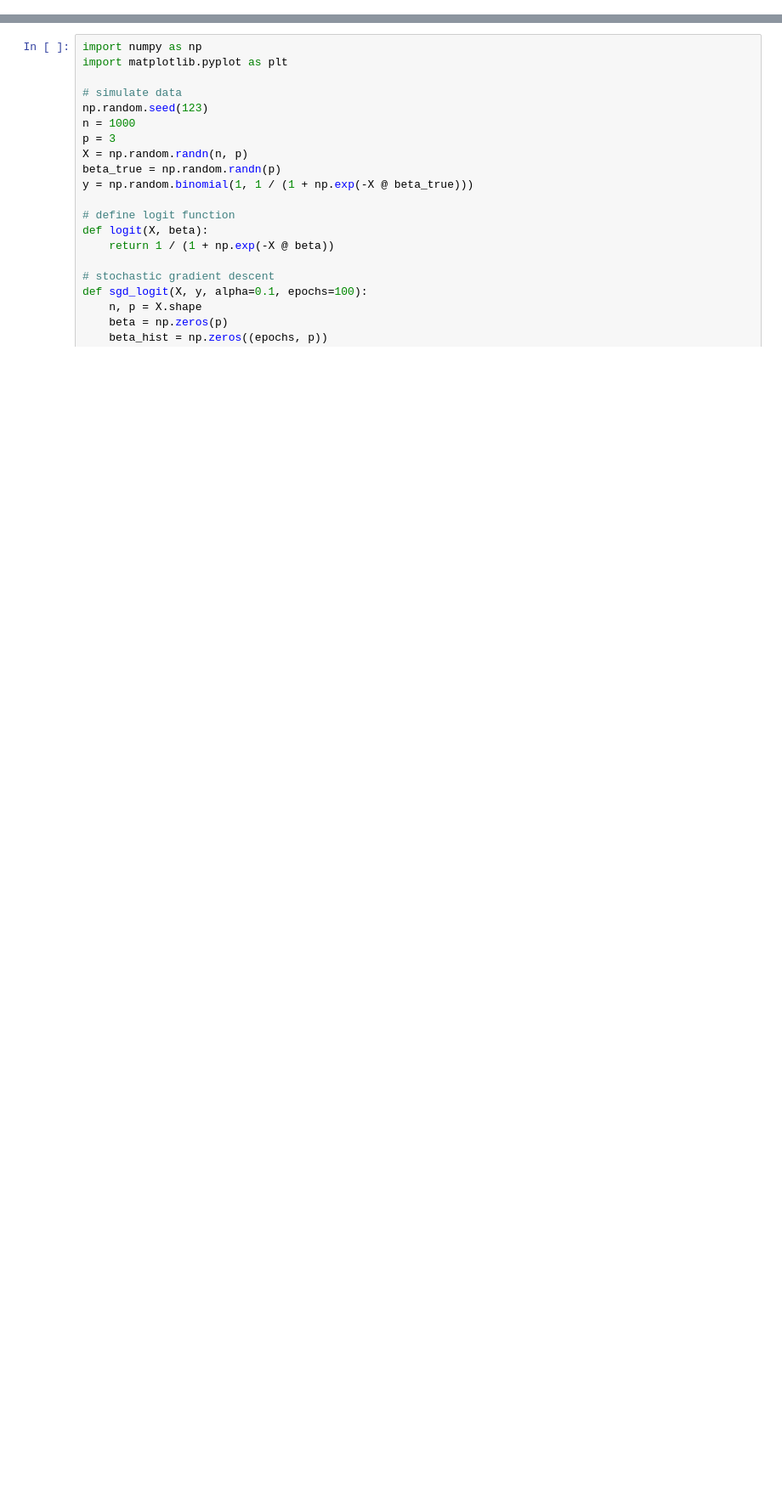
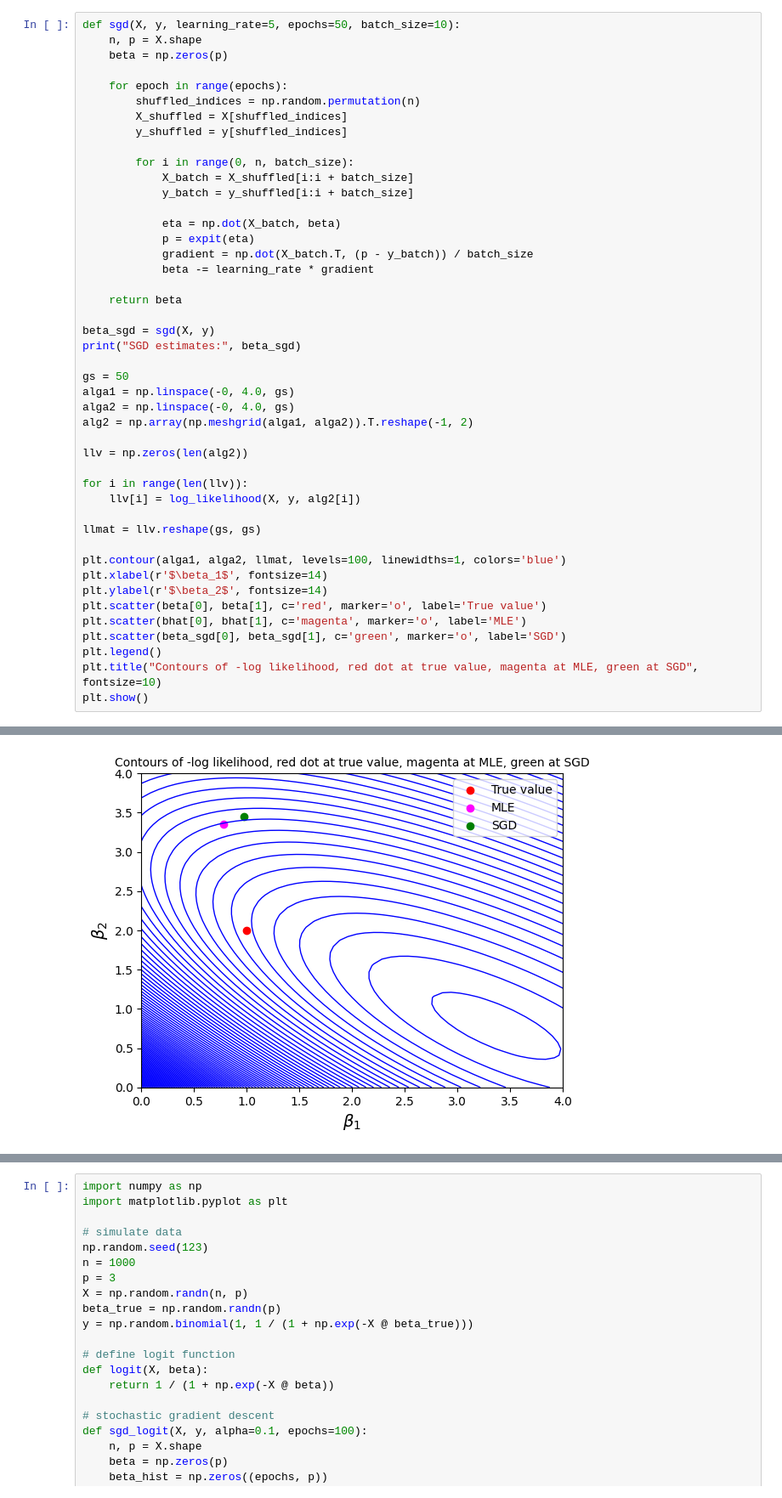
Before and after one commit to iamharkirat/STP-540, a Jupyter notebook: HW3.ipynb, the cells around one changed output, grey strips where cells are left out. Shown at 85% size. Saved outputs shown, nothing was run; the diff lists cells and outputs as text; blank space fills up the shorter version.

```diff
--- a/HW3.ipynb
+++ b/HW3.ipynb
@@ -2,0 +74,46 @@
+# %%
+def sgd(X, y, learning_rate=5, epochs=50, batch_size=10):
+    n, p = X.shape
+    beta = np.zeros(p)
+
+    for epoch in range(epochs):
+        shuffled_indices = np.random.permutation(n)
+        X_shuffled = X[shuffled_indices]
+        y_shuffled = y[shuffled_indices]
+
+        for i in range(0, n, batch_size):
+            X_batch = X_shuffled[i:i + batch_size]
+            y_batch = y_shuffled[i:i + batch_size]
+
+            eta = np.dot(X_batch, beta)
+            p = expit(eta)
+            gradient = np.dot(X_batch.T, (p - y_batch)) / batch_size
+            beta -= learning_rate * gradient
+
+    return beta
+
+beta_sgd = sgd(X, y)
+print("SGD estimates:", beta_sgd)
+
+gs = 50
+alga1 = np.linspace(-0, 4.0, gs)
+alga2 = np.linspace(-0, 4.0, gs)
+alg2 = np.array(np.meshgrid(alga1, alga2)).T.reshape(-1, 2)
+
+llv = np.zeros(len(alg2))
+
+for i in range(len(llv)):
+    llv[i] = log_likelihood(X, y, alg2[i])
+
+llmat = llv.reshape(gs, gs)
+
+plt.contour(alga1, alga2, llmat, levels=100, linewidths=1, colors='blue')
+plt.xlabel(r'$\beta_1$', fontsize=14)
+plt.ylabel(r'$\beta_2$', fontsize=14)
+plt.scatter(beta[0], beta[1], c='red', marker='o', label='True value')
+plt.scatter(bhat[0], bhat[1], c='magenta', marker='o', label='MLE')
+plt.scatter(beta_sgd[0], beta_sgd[1], c='green', marker='o', label='SGD')
+plt.legend()
+plt.title("Contours of -log likelihood, red dot at true value, magenta at MLE, green at SGD", fontsize=10)
+plt.show()
+# %% [output]
@@ -2,0 +121 @@
+[figure, added]
```
Also changed, not shown: parts of 17 cells of this notebook.
